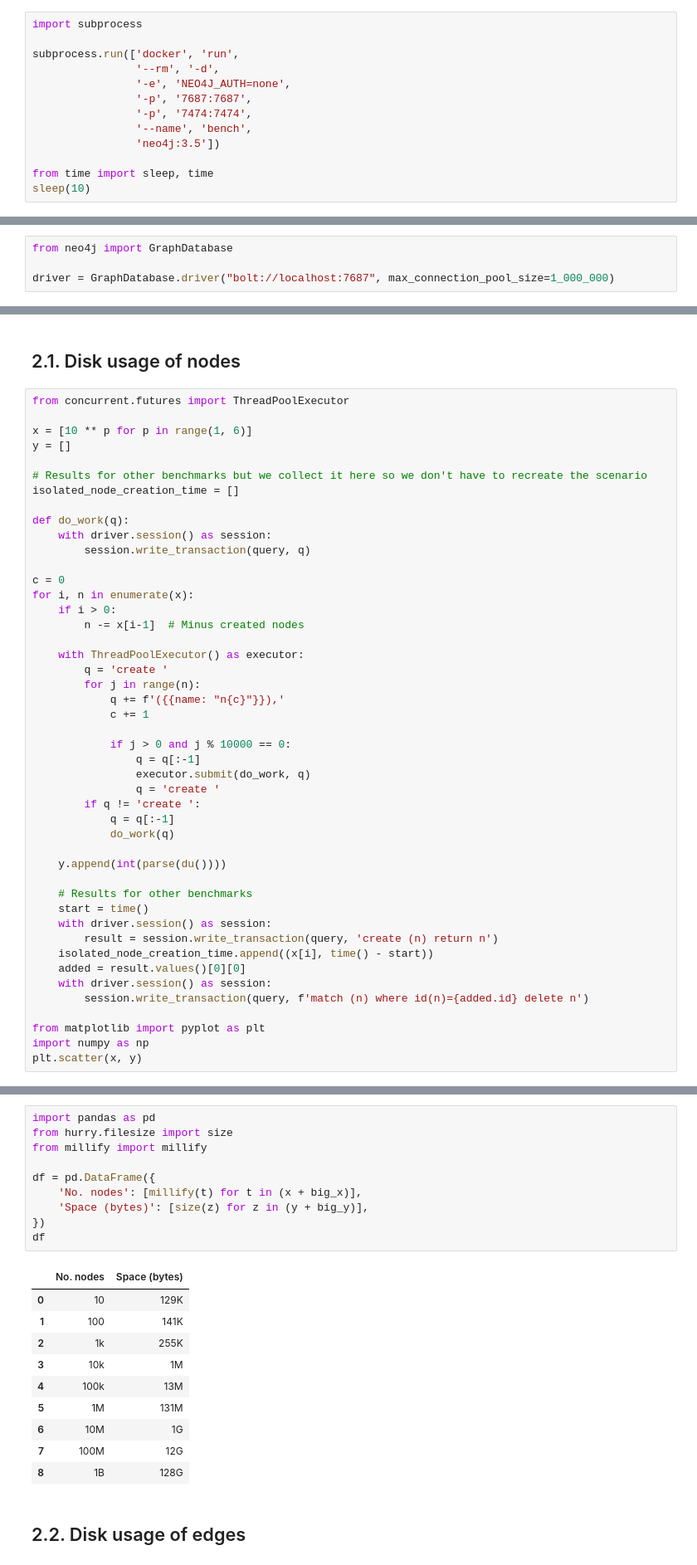
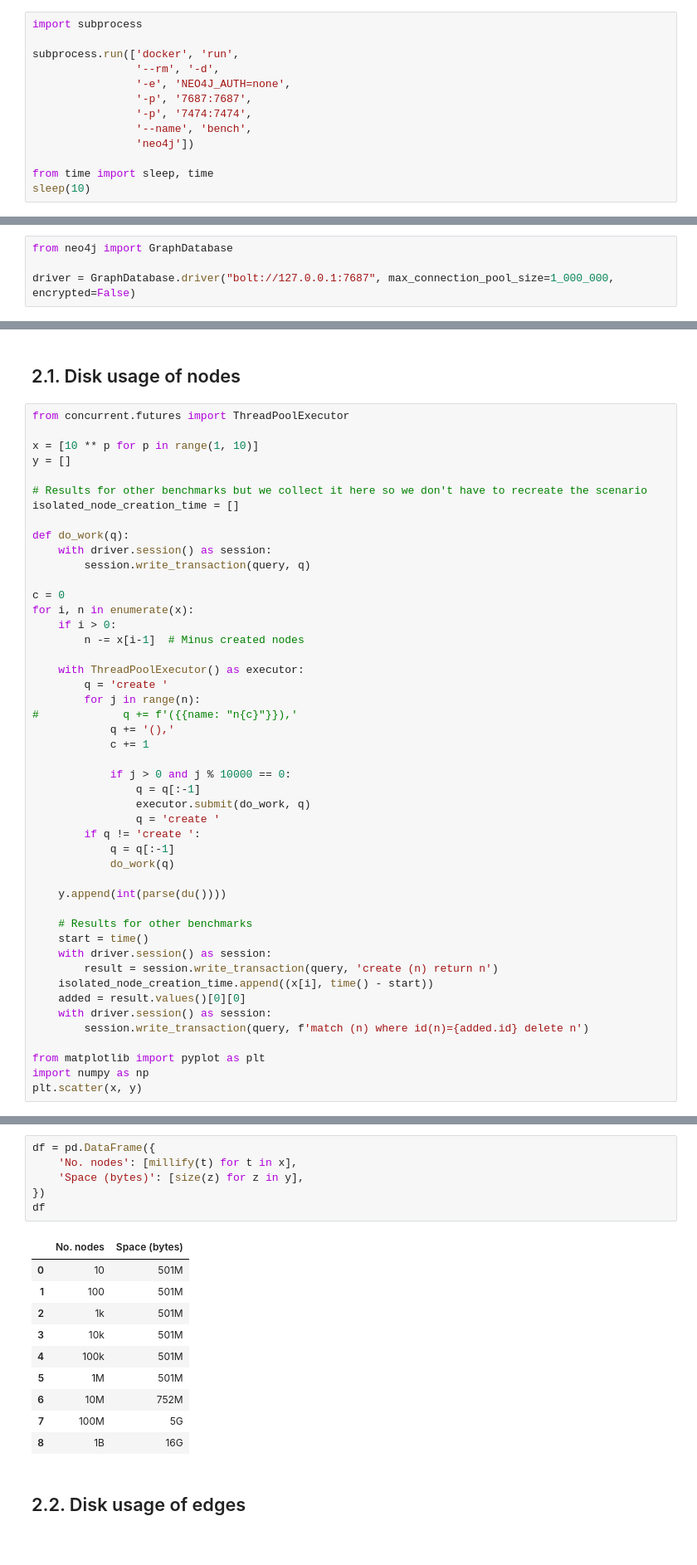
Before and after one commit to iqbal-lab-org/neo4j_benchmark, a Jupyter notebook: basic_operations.ipynb, the cells around one changed output, grey strips where cells are left out. Shown: that part at 83% size. Cells and saved outputs as stored; diff of their text form.

```diff
--- a/basic_operations.ipynb
+++ b/basic_operations.ipynb
@@ -11,7 +11,7 @@ subprocess.run(['docker', 'run',
                 '-p', '7687:7687',
                 '-p', '7474:7474',
                 '--name', 'bench',
-                'neo4j:3.5'])
+                'neo4j'])
 
 from time import sleep, time
 sleep(10)
@@ -20,7 +20,7 @@ sleep(10)
 # %%
 from neo4j import GraphDatabase
 
-driver = GraphDatabase.driver("bolt://localhost:7687", max_connection_pool_size=1_000_000)
+driver = GraphDatabase.driver("bolt://127.0.0.1:7687", max_connection_pool_size=1_000_000, encrypted=False)
 # %% [markdown]
 ## 1.3. Utility functions
 # %%
@@ -41,7 +41,7 @@ def parse(proc):
 # %%
 from concurrent.futures import ThreadPoolExecutor
 
-x = [10 ** p for p in range(1, 6)]
+x = [10 ** p for p in range(1, 10)]
 y = []
 
 # Results for other benchmarks but we collect it here so we don't have to recreate the scenario
@@ -59,7 +59,8 @@ for i, n in enumerate(x):
     with ThreadPoolExecutor() as executor:
         q = 'create '
         for j in range(n):
-            q += f'({{name: "n{c}"}}),'
+#             q += f'({{name: "n{c}"}}),'
+            q += '(),'
             c += 1
 
             if j > 0 and j % 10000 == 0:
@@ -100,24 +91,20 @@ big_y = [a * bx + b for bx in big_x]
 # %%
-import pandas as pd
-from hurry.filesize import size
-from millify import millify
-
 df = pd.DataFrame({
-    'No. nodes': [millify(t) for t in (x + big_x)],
-    'Space (bytes)': [size(z) for z in (y + big_y)],
+    'No. nodes': [millify(t) for t in x],
+    'Space (bytes)': [size(z) for z in y],
 })
 df
 # %% [output]
 |  | No. nodes | Space (bytes) |
-| 0 | 10 | 129K |
-| 1 | 100 | 141K |
-| 2 | 1k | 255K |
-| 3 | 10k | 1M |
-| 4 | 100k | 13M |
-| 5 | 1M | 131M |
-| 6 | 10M | 1G |
-| 7 | 100M | 12G |
-| 8 | 1B | 128G |
+| 0 | 10 | 501M |
+| 1 | 100 | 501M |
+| 2 | 1k | 501M |
+| 3 | 10k | 501M |
+| 4 | 100k | 501M |
+| 5 | 1M | 501M |
+| 6 | 10M | 752M |
+| 7 | 100M | 5G |
+| 8 | 1B | 16G |
 # %% [markdown]
 ## 2.2. Disk usage of edges
 # %%
```
Also changed, not shown: parts of 13 cells of this notebook, 1 other file.
